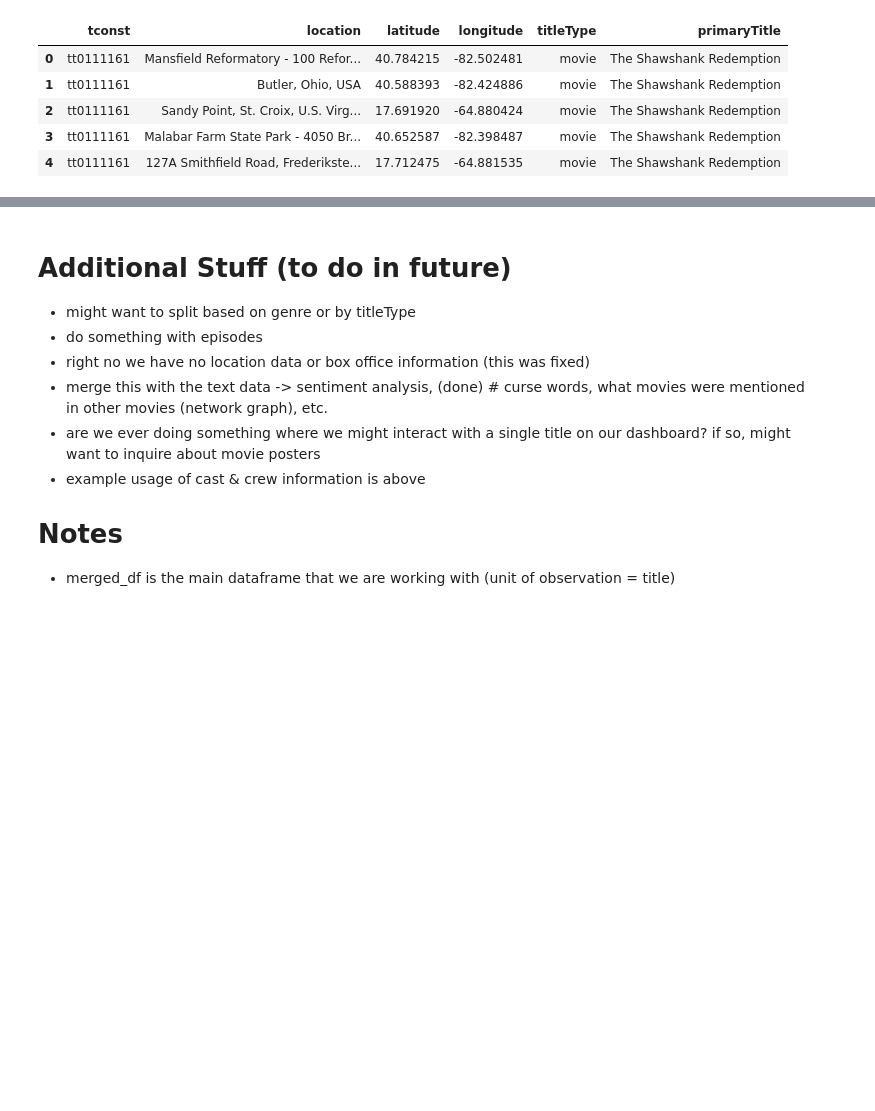
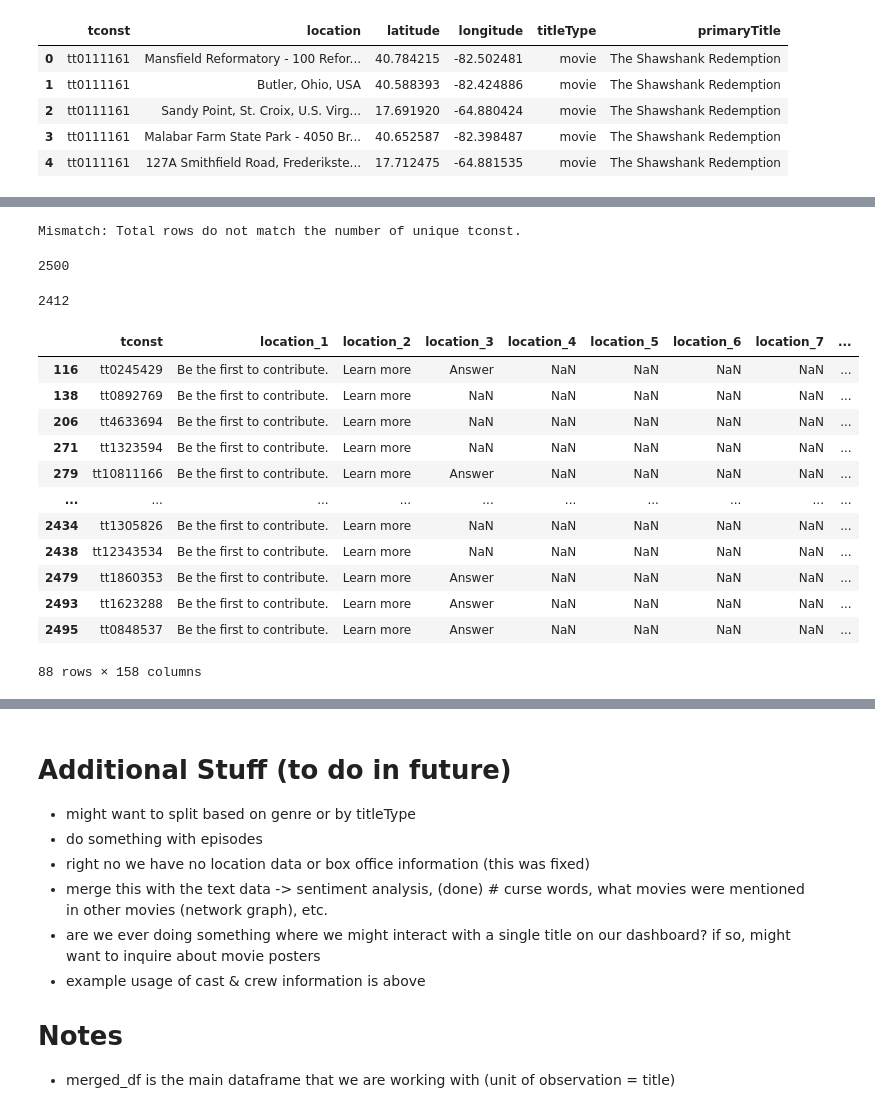
Before and after one commit to wmcgloin/movie_project, a Jupyter notebook: docs/data_cleaning.ipynb, the cells around one changed output, grey strips where cells are left out. Saved outputs shown, nothing was run; the diff lists cells and outputs as text; code cells hidden in the pictures; blank space fills up the shorter version.

```diff
--- a/docs/data_cleaning.ipynb
+++ b/docs/data_cleaning.ipynb
@@ -1794,0 +1885,47 @@ test_df.to_csv('../data/clean_data/location_data.csv', index = False)
+# %%
+import pandas as pd
+
+# load in location_data and location_data2
+locations1 = pd.read_csv('../data/clean_data/location_data.csv')
+locations2 = pd.read_csv('../data/clean_data/location_data2.csv')
+
+# Concat locations1 and locations2
+all_locations = pd.concat([locations1, locations2], ignore_index=True)
+
+# Sanity check to see if the length of all_locations equals the unique values of 'tconst' in all_locations
+if len(locations_df) == all_locations['tconst'].nunique():
+    print("The total number of rows matches the number of unique tconst.")
+else:
+    print("Mismatch: Total rows do not match the number of unique tconst.")
+# %% [output]
+Mismatch: Total rows do not match the number of unique tconst.
+# %%
+len(locations_df)
+# %% [output]
+2500
+# %%
+all_locations['tconst'].nunique()
+# %% [output]
+2412
+# %%
+# list of unique tconst values in all_locations
+unique_tconst = all_locations['tconst'].unique()
+
+# Find all rows in locations_df where the tconst value is not in unique_tconst
+not_in_unique_tconst = locations_df[~locatis_df['tconst'].isin(unique_tconst)]
+
+not_in_unique_tconst
+# %% [output]
+|  | tconst | location_1 | location_2 | location_3 | location_4 | location_5 | location_6 | location_7 | ... |
+| 116 | tt0245429 | Be the first to contribute. | Learn more | Answer | NaN | NaN | NaN | NaN | ... |
+| 138 | tt0892769 | Be the first to contribute. | Learn more | NaN | NaN | NaN | NaN | NaN | ... |
+| 206 | tt4633694 | Be the first to contribute. | Learn more | NaN | NaN | NaN | NaN | NaN | ... |
+| 271 | tt1323594 | Be the first to contribute. | Learn more | NaN | NaN | NaN | NaN | NaN | ... |
+| 279 | tt10811166 | Be the first to contribute. | Learn more | Answer | NaN | NaN | NaN | NaN | ... |
+| ... | ... | ... | ... | ... | ... | ... | ... | ... | ... |
+| 2434 | tt1305826 | Be the first to contribute. | Learn more | NaN | NaN | NaN | NaN | NaN | ... |
+| 2438 | tt12343534 | Be the first to contribute. | Learn more | NaN | NaN | NaN | NaN | NaN | ... |
+| 2479 | tt1860353 | Be the first to contribute. | Learn more | Answer | NaN | NaN | NaN | NaN | ... |
+| 2493 | tt1623288 | Be the first to contribute. | Learn more | Answer | NaN | NaN | NaN | NaN | ... |
+| 2495 | tt0848537 | Be the first to contribute. | Learn more | Answer | NaN | NaN | NaN | NaN | ... |
+88 rows × 158 columns
```
Also changed, not shown: parts of 21 cells of this notebook, 4 other files.
